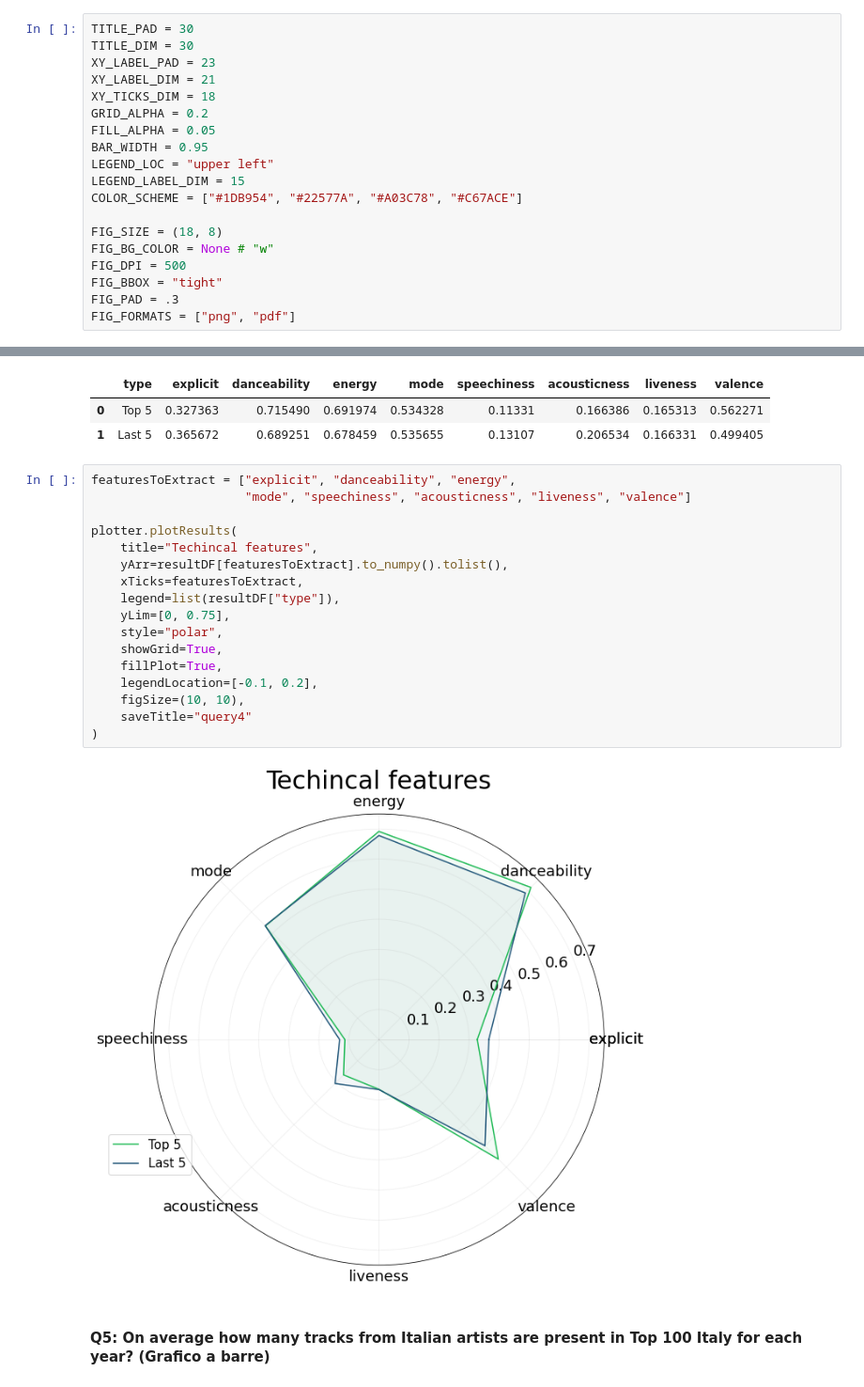
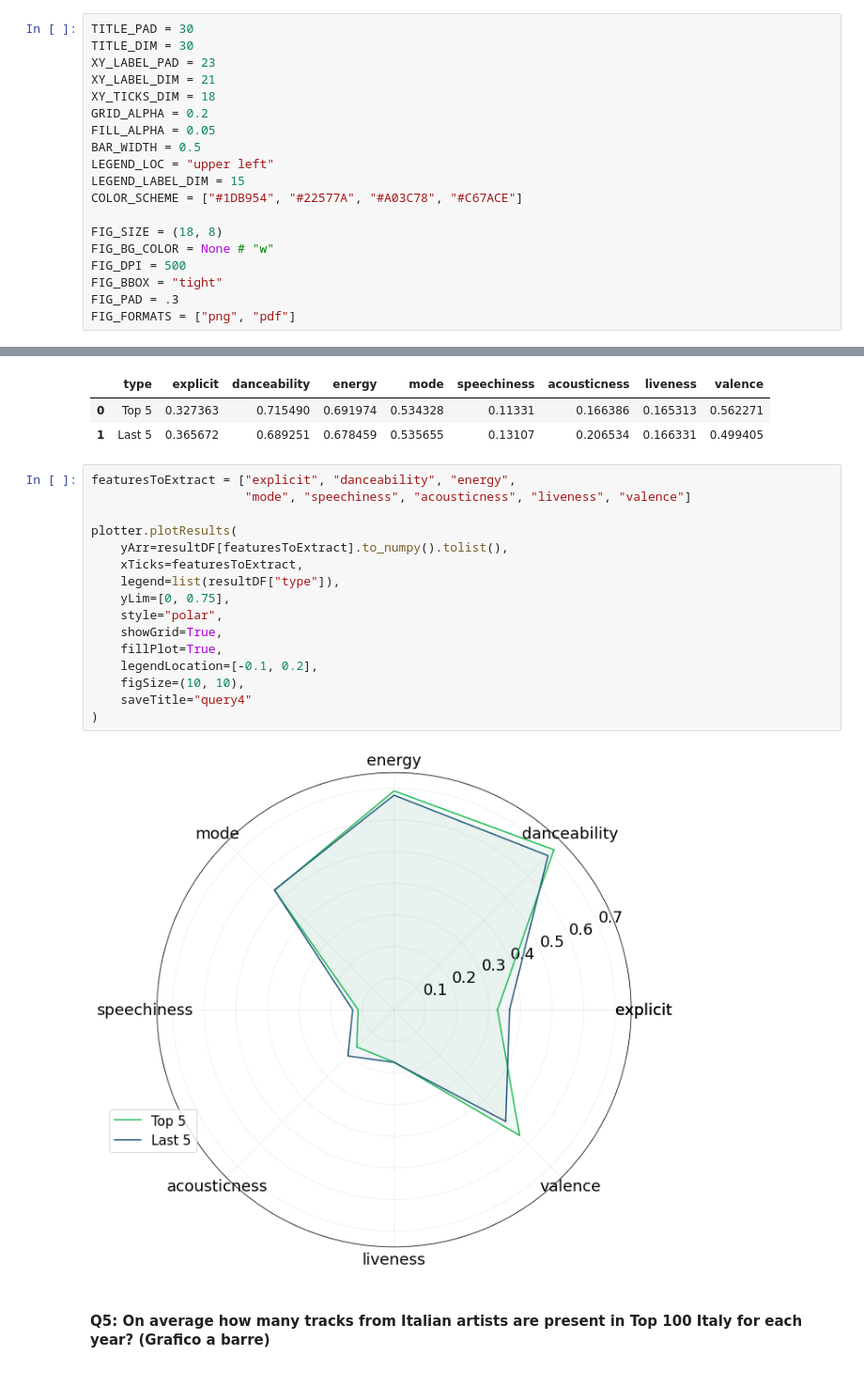
Before and after one commit to luca-martinelli-09/spotify-pg, a Jupyter notebook: spotifyQueries.ipynb, the cells around one changed output, grey strips where cells are left out. Shown at 94% size. Saved outputs shown, nothing was run; the diff lists cells and outputs as text.

```diff
--- a/spotifyQueries.ipynb
+++ b/spotifyQueries.ipynb
@@ -65,7 +62,7 @@ XY_LABEL_DIM = 21
 XY_TICKS_DIM = 18
 GRID_ALPHA = 0.2
 FILL_ALPHA = 0.05
-BAR_WIDTH = 0.95
+BAR_WIDTH = 0.5
 LEGEND_LOC = "upper left"
 LEGEND_LABEL_DIM = 15
 COLOR_SCHEME = ["#1DB954", "#22577A", "#A03C78", "#C67ACE"]
@@ -257,22 +254,21 @@ resultDF
 # %%
 featuresToExtract = ["explicit", "danceability", "energy",
                      "mode", "speechiness", "acousticness", "liveness", "valence"]
 
 plotter.plotResults(
-    title="Techincal features",
     yArr=resultDF[featuresToExtract].to_numpy().tolist(),
     xTicks=featuresToExtract,
     legend=list(resultDF["type"]),
     yLim=[0, 0.75],
     style="polar",
     showGrid=True,
     fillPlot=True,
     legendLocation=[-0.1, 0.2],
     figSize=(10, 10),
     saveTitle="query4"
 )
 # %% [output]
-[figure, old version]
+[figure, new version]
 # %% [markdown]
 #### Q5: On average how many tracks from Italian artists are present in Top 100 Italy for each year? (Grafico a barre)
 # %%
```
Also changed, not shown: parts of 35 cells of this notebook, 23 other files.
